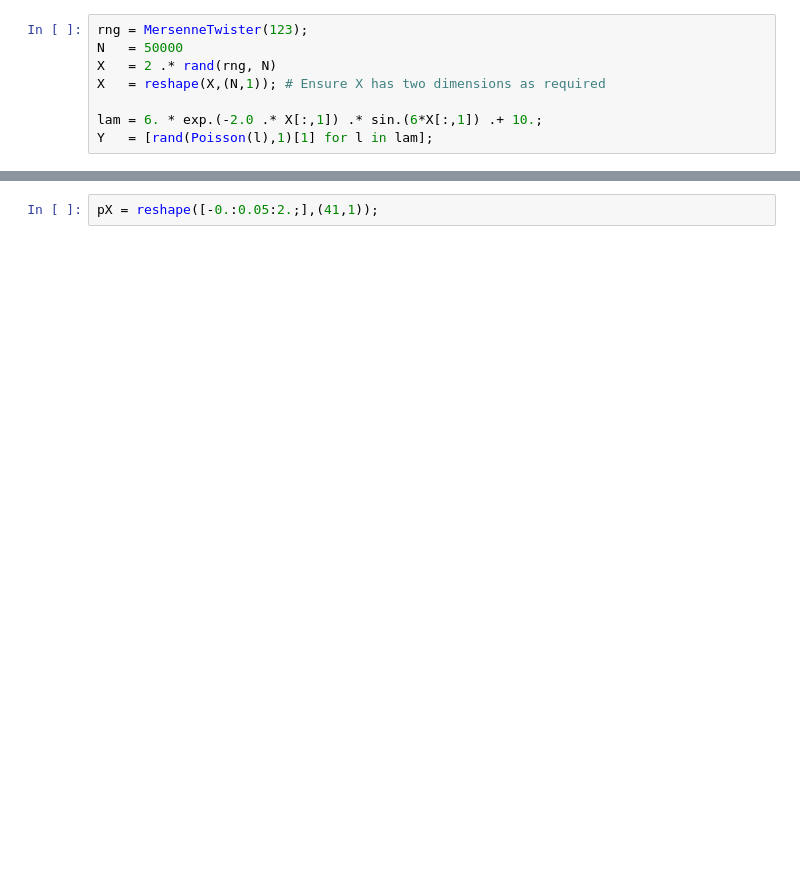
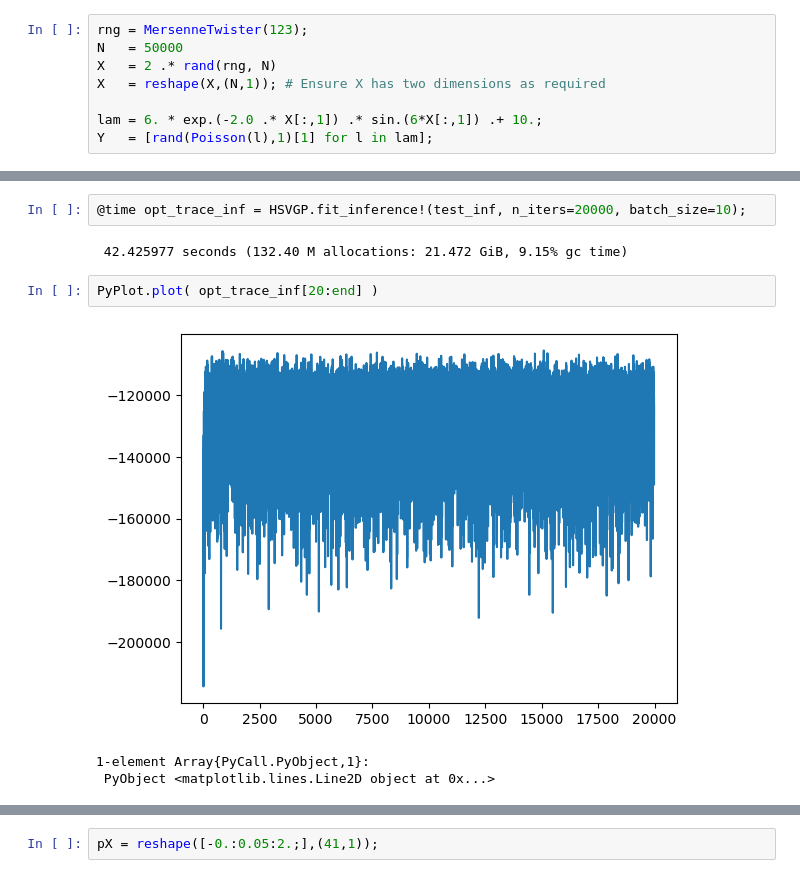
Before and after one commit to lanl/PRISM, a Jupyter notebook: HSVGP.jl/examples/test_package_Poisson.ipynb, the cells around one changed output, grey strips where cells are left out. Saved outputs shown, nothing was run; the diff lists cells and outputs as text; blank space fills up the shorter version.

```diff
--- a/HSVGP.jl/examples/test_package_Poisson.ipynb
+++ b/HSVGP.jl/examples/test_package_Poisson.ipynb
@@ -32,5 +34,15 @@ PyPlot.plot(opt_trace[50:end])
 1-element Array{PyCall.PyObject,1}:
  PyObject <matplotlib.lines.Line2D object at 0x...>
+# %%
+@time opt_trace_inf = HSVGP.fit_inference!(test_inf, n_iters=20000, batch_size=10);
+# %% [output]
+ 42.425977 seconds (132.40 M allocations: 21.472 GiB, 9.15% gc time)
+# %%
+PyPlot.plot( opt_trace_inf[20:end] )
+# %% [output]
+[figure, added]
+1-element Array{PyCall.PyObject,1}:
+ PyObject <matplotlib.lines.Line2D object at 0x...>
 # %%
 PyPlot.scatter(X, Y, alpha=0.2)
 PyPlot.scatter(temp_model.params.inducing_locs, exp.(temp_model.params.inducing_mean), alpha=0.8)
```
Also changed, not shown: parts of 25 cells of this notebook, 13 other files.
